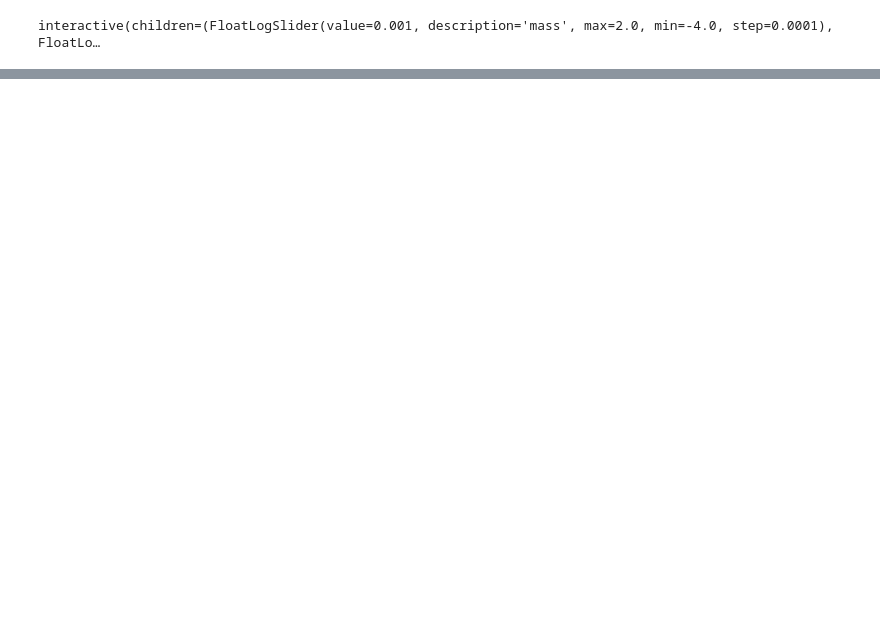
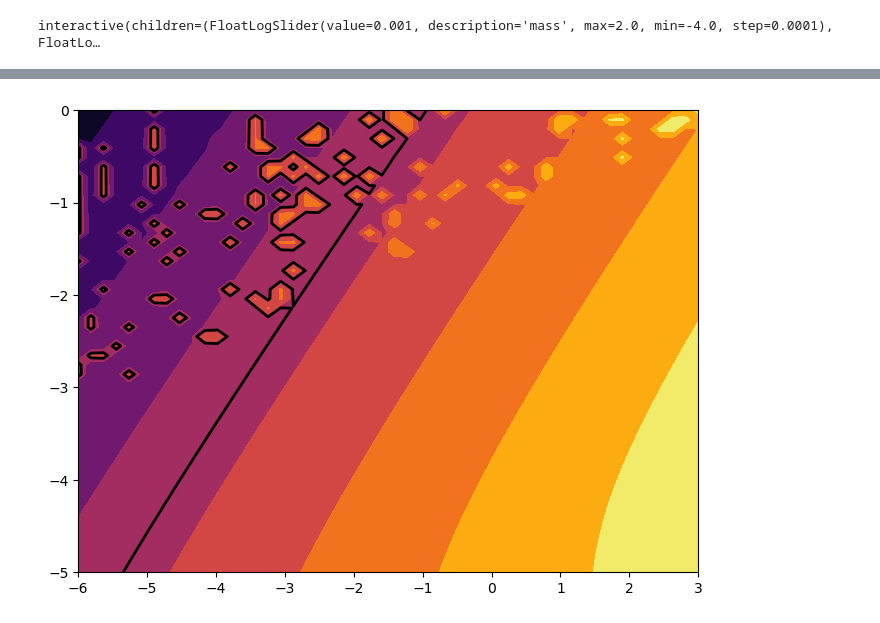
Before and after one commit to SantiagoJulioD/Trabajo_de_grado, a Jupyter notebook: Relic_density/relic_density.ipynb, the cells around one changed output, grey strips where cells are left out. Cells and saved outputs as stored; diff of their text form; code cells hidden in the pictures; blank space fills up the shorter version.

```diff
--- a/Relic_density/relic_density.ipynb
+++ b/Relic_density/relic_density.ipynb
@@ -512,0 +552,15 @@ df_SIMP
+# %%
+Omega_par_SIMP = lambda m,alpha: Omega(m,3*alpha-5*m,model=SIMPs)
+# %%
+ms = np.linspace(-6,3)
+alphas = np.linspace(-5,0)
+
+Ms, Alphas = np.meshgrid(ms,alphas)
+# %%
+Om_par_S = Omega_par_SIMP(Ms,Alphas)
+# %%
+fig, ax = plt.subplots(figsize=(8,6))
+CS = ax.contourf(Ms,Alphas,np.log10(Om_par_S),cmap='inferno',)
+CSl = ax.contour(CS,levels=[np.log10(0.12),],colors='k',linestyles='solid',linewidths=2)
+# %% [output]
+[figure, added]
```
Also changed, not shown: parts of 32 cells of this notebook, 4 other files.
